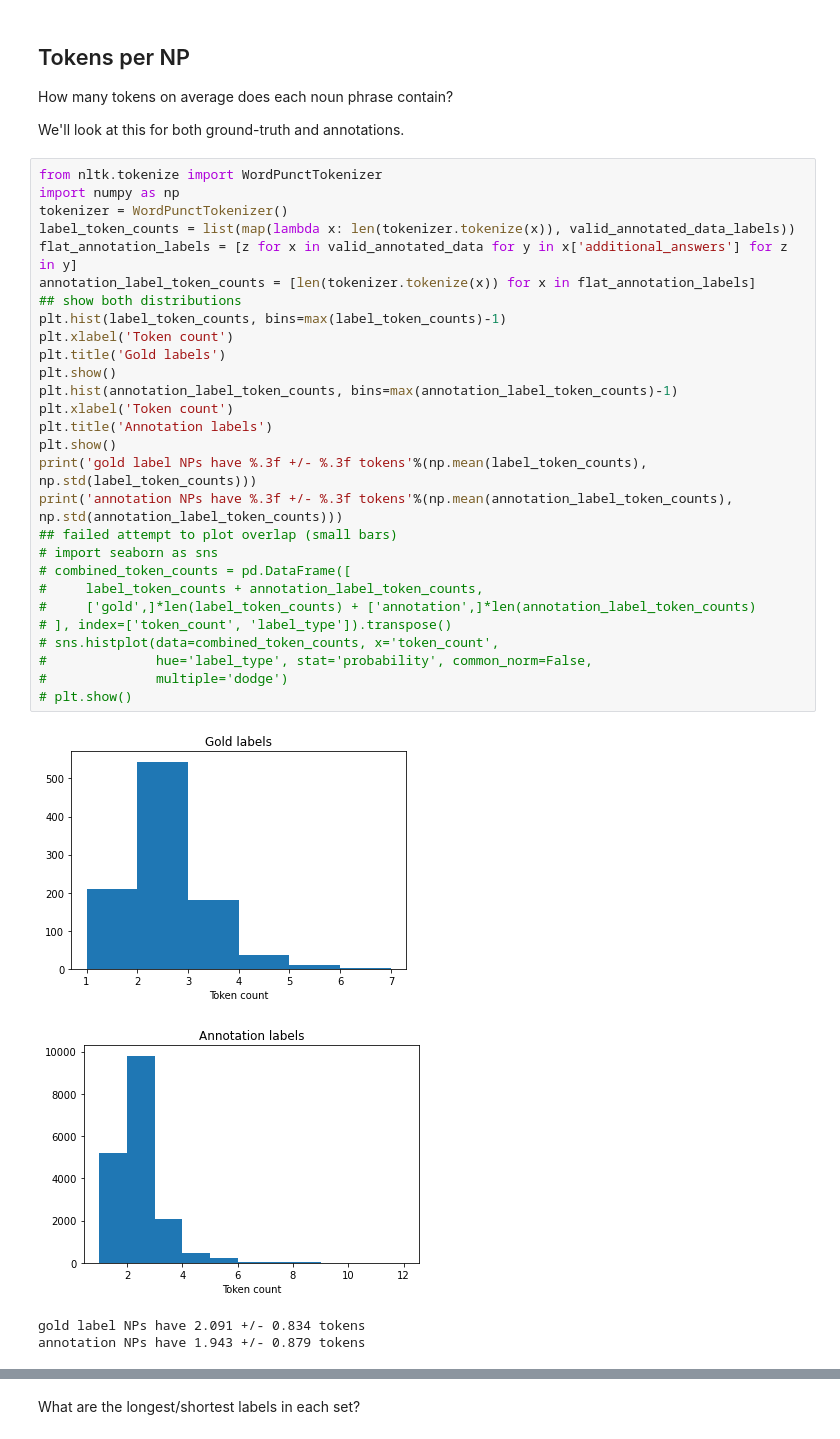
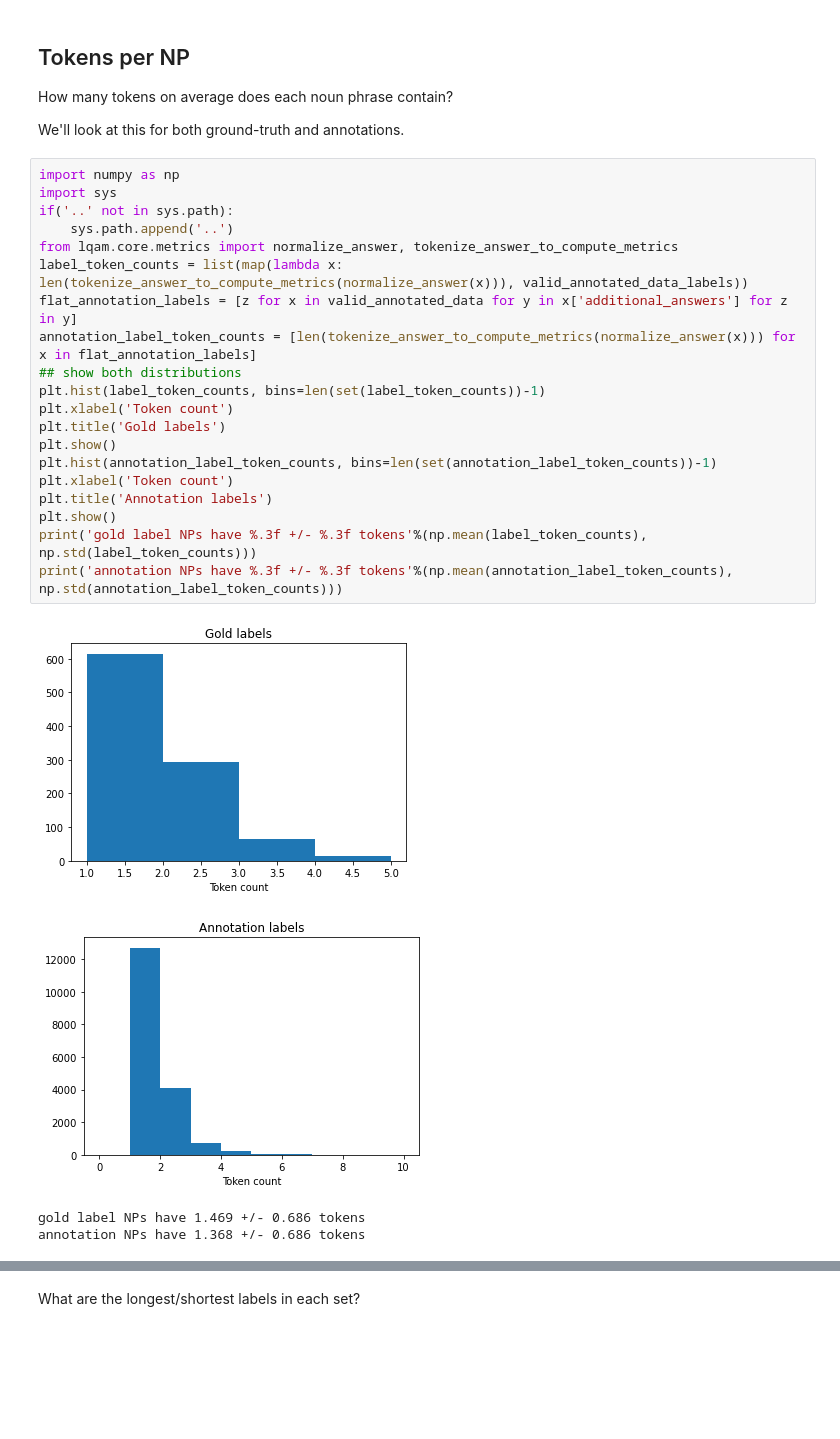
Before and after one commit to MichiganNLP/video-fill-in-the-blank, a Jupyter notebook: notebooks/compute_annotator_statistics.ipynb, the cells around one changed output, grey strips where cells are left out. Saved outputs shown, nothing was run; the diff lists cells and outputs as text; blank space fills up the shorter version.

Commit message:
updated annotator statistics with clean tokenization/normalization

```diff
--- a/notebooks/compute_annotator_statistics.ipynb
+++ b/notebooks/compute_annotator_statistics.ipynb
@@ -146,36 +157,28 @@ How many tokens on average does each noun phrase contain?
 
 We'll look at this for both ground-truth and annotations.
 # %%
-from nltk.tokenize import WordPunctTokenizer
 import numpy as np
-tokenizer = WordPunctTokenizer()
-label_token_counts = list(map(lambda x: len(tokenizer.tokenize(x)), valid_annotated_data_labels))
+import sys
+if('..' not in sys.path):
+    sys.path.append('..')
+from lqam.core.metrics import normalize_answer, tokenize_answer_to_compute_metrics
+label_token_counts = list(map(lambda x: len(tokenize_answer_to_compute_metrics(normalize_answer(x))), valid_annotated_data_labels))
 flat_annotation_labels = [z for x in valid_annotated_data for y in x['additional_answers'] for z in y]
-annotation_label_token_counts = [len(tokenizer.tokenize(x)) for x in flat_annotation_labels]
+annotation_label_token_counts = [len(tokenize_answer_to_compute_metrics(normalize_answer(x))) for x in flat_annotation_labels]
 ## show both distributions
-plt.hist(label_token_counts, bins=max(label_token_counts)-1)
+plt.hist(label_token_counts, bins=len(set(label_token_counts))-1)
 plt.xlabel('Token count')
 plt.title('Gold labels')
 plt.show()
-plt.hist(annotation_label_token_counts, bins=max(annotation_label_token_counts)-1)
+plt.hist(annotation_label_token_counts, bins=len(set(annotation_label_token_counts))-1)
 plt.xlabel('Token count')
 plt.title('Annotation labels')
 plt.show()
 print('gold label NPs have %.3f +/- %.3f tokens'%(np.mean(label_token_counts), np.std(label_token_counts)))
 print('annotation NPs have %.3f +/- %.3f tokens'%(np.mean(annotation_label_token_counts), np.std(annotation_label_token_counts)))
-## failed attempt to plot overlap (small bars)
-# import seaborn as sns
-# combined_token_counts = pd.DataFrame([
-#     label_token_counts + annotation_label_token_counts,
-#     ['gold',]*len(label_token_counts) + ['annotation',]*len(annotation_label_token_counts)
-# ], index=['token_count', 'label_type']).transpose()
-# sns.histplot(data=combined_token_counts, x='token_count',
-#              hue='label_type', stat='probability', common_norm=False,
-#              multiple='dodge')
-# plt.show()
 # %% [output]
-[figure, old version]
+[figure, new version]
-[figure, old version]
+[figure, new version]
-gold label NPs have 2.091 +/- 0.834 tokens
-annotation NPs have 1.943 +/- 0.879 tokens
+gold label NPs have 1.469 +/- 0.686 tokens
+annotation NPs have 1.368 +/- 0.686 tokens
 # %% [markdown]
```
Also changed, not shown: parts of 12 cells of this notebook.
